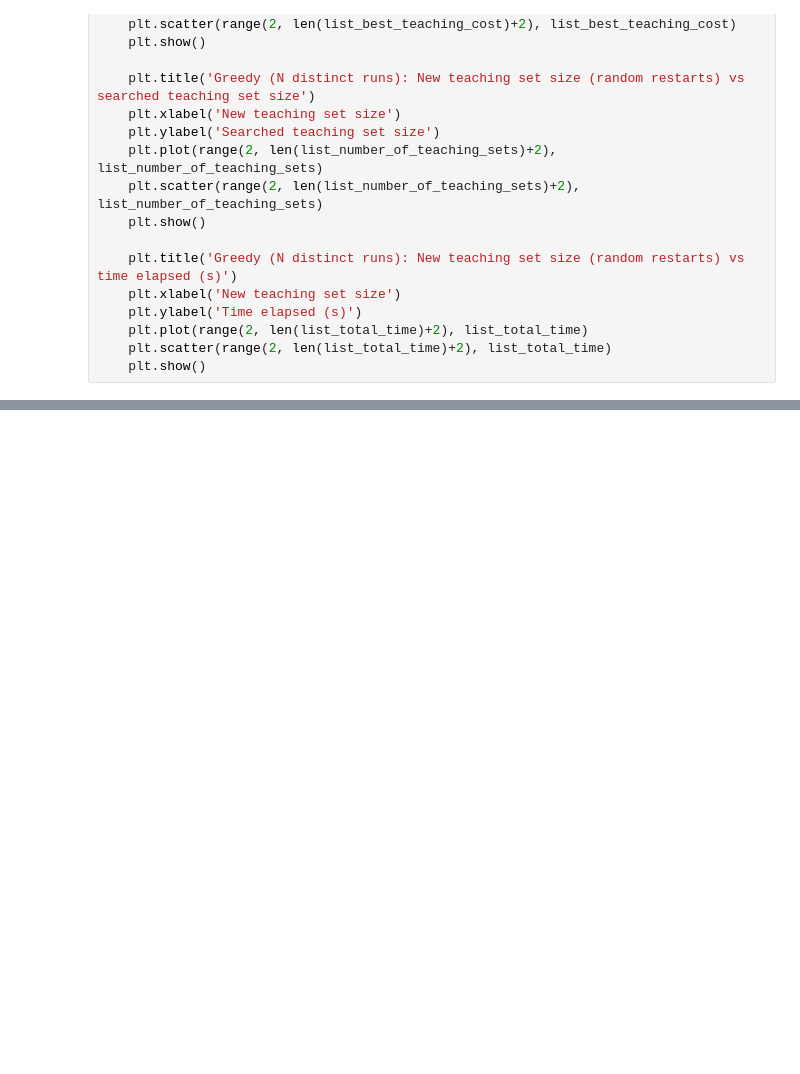
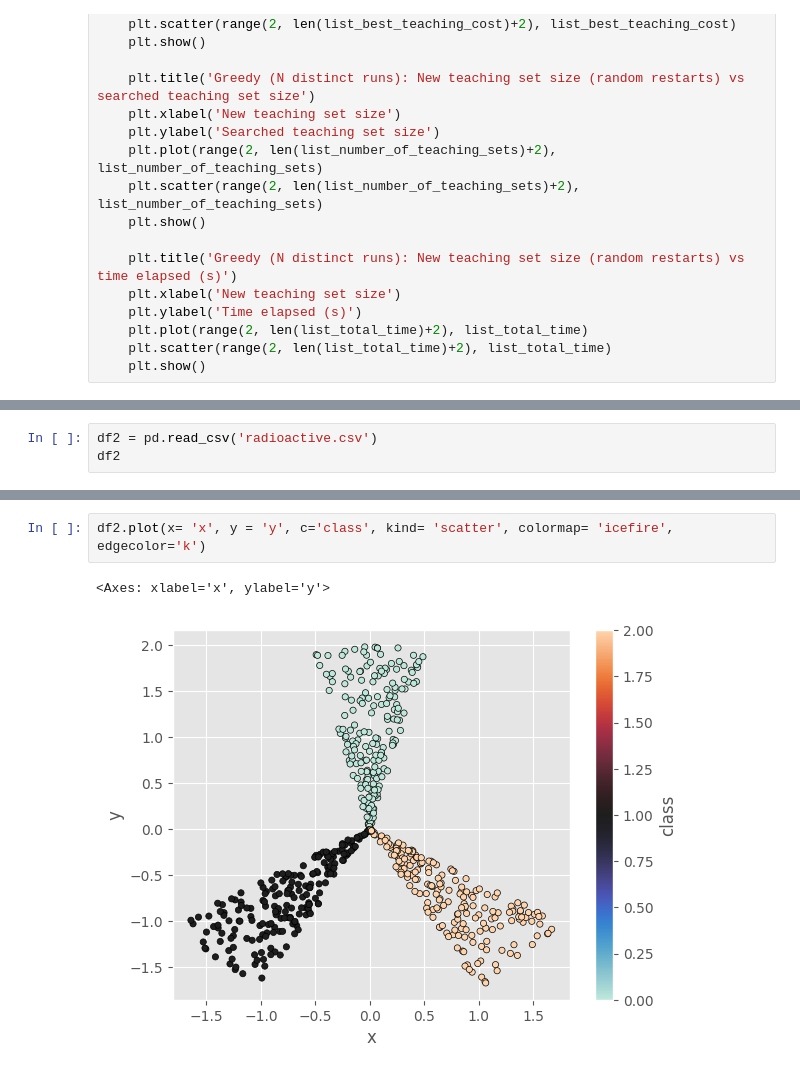
Before and after one commit to csjiet/KNN-teaching, a Jupyter notebook: main2.ipynb, the cells around one changed output, grey strips where cells are left out. Saved outputs shown, nothing was run; the diff lists cells and outputs as text; blank space fills up the shorter version.

```diff
--- a/main2.ipynb
+++ b/main2.ipynb
@@ -203,0 +204,3 @@ KeyboardInterrupt:
+# %%
+df2 = pd.read_csv('radioactive.csv')
+df2
@@ -203,0 +221,5 @@ KeyboardInterrupt:
+# %%
+df2.plot(x= 'x', y = 'y', c='class', kind= 'scatter', colormap= 'icefire', edgecolor='k')
+# %% [output]
+<Axes: xlabel='x', ylabel='y'>
+[figure, added]
```
Also changed, not shown: parts of 6 cells of this notebook, 6 other files.
